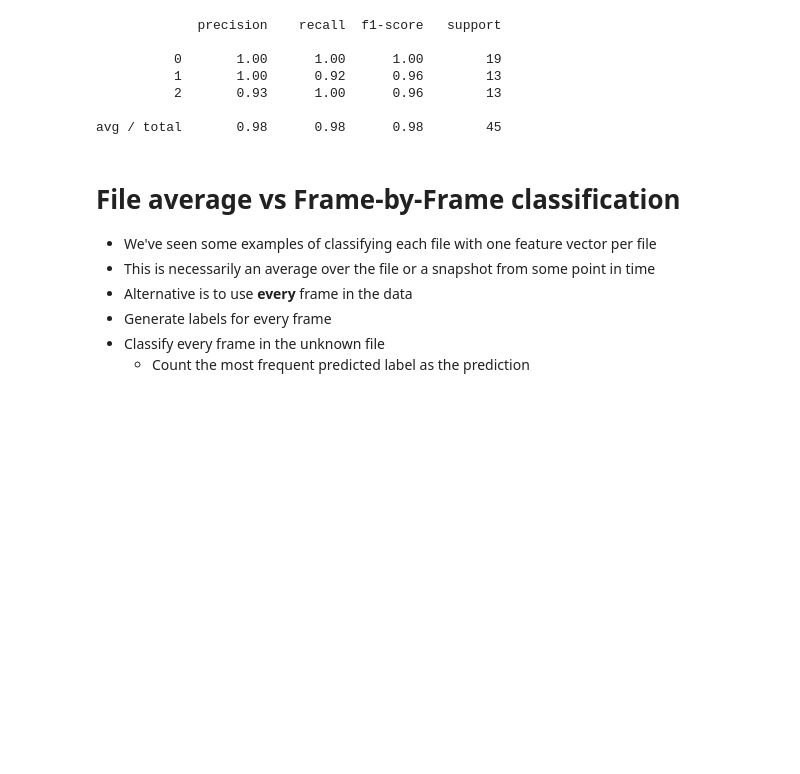
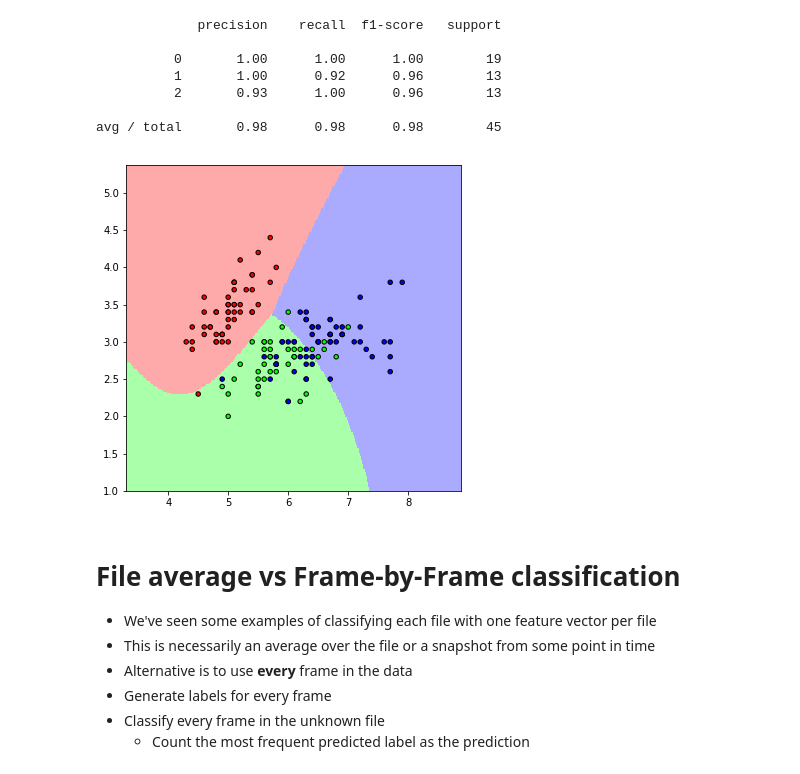
Before and after one commit to stevecassidy/reproducability-speech-analysis, a Jupyter notebook: lectures/L07 Classifiers.ipynb, the cells around one changed output. Saved outputs shown, nothing was run; the diff lists cells and outputs as text; code cells hidden in the pictures; blank space fills up the shorter version.

```diff
--- a/lectures/L07 Classifiers.ipynb
+++ b/lectures/L07 Classifiers.ipynb
@@ -65,22 +65,26 @@ Data: [[ 5.1  3.5]
  [ 4.9  3.1]]
 Labels: [0 0 0 0 0 0 0 0 0 0]
 # %%
-# we create an instance of Neighbours Classifier and fit the data.
-clf = neighbors.KNeighborsClassifier(n_neighbors=5)
-clf.fit(X, y)
+def show_decision_boundary(classifier):
+    """A function to display the decision boundary for a
+    classifier based on the iris dataset"""
 
-# Compute the decision boundary. For that, we will assign a color to each
-# point in the mesh [x_min, x_max]x[y_min, y_max].
-h = .02  # step size in the mesh
-x_min, x_max = X[:, 0].min() - 1, X[:, 0].max() + 1
-y_min, y_max = X[:, 1].min() - 1, X[:, 1].max() + 1
-xx, yy = np.meshgrid(np.arange(x_min, x_max, h),
-                     np.arange(y_min, y_max, h))
-Z = clf.predict(np.c_[xx.ravel(), yy.ravel()])
+    iris = datasets.load_iris()
+    X = iris.data[:, :2]
+    y = iris.target
+
+    classifier.fit(X, y)
+    # Compute the decision boundary. For that, we will assign a color to each
+    # point in the mesh [x_min, x_max]x[y_min, y_max].
+    h = .02  # step size in the mesh
+    x_min, x_max = X[:, 0].min() - 1, X[:, 0].max() + 1
+    y_min, y_max = X[:, 1].min() - 1, X[:, 1].max() + 1
+    xx, yy = np.meshgrid(np.arange(x_min, x_max, h),
+                         np.arange(y_min, y_max, h))
+    Z = classifier.predict(np.c_[xx.ravel(), yy.ravel()])
+    Z = Z.reshape(xx.shape)
+
+    plt.pcolormesh(xx, yy, Z, cmap=cmap_light)
+    # Plot also the training points
+    plt.scatter(X[:, 0], X[:, 1], c=y, cmap=cmap_bold, edgecolor='k', s=20)
+    plt.xlim(xx.min(), xx.max()); plt.ylim(yy.min(), yy.max())
-# %%
-# Create color maps
-cmap_light = ListedColormap(['#FFAAAA', '#AAFFAA', '#AAAAFF'])
-cmap_bold = ListedColormap(['#FF0000', '#00FF00', '#0000FF'])
-# Put the result into a color plot
-Z = Z.reshape(xx.shape)
-plt.rcParams['figure.figsize'] = (6, 6)
@@ -201,6 +202,11 @@ print(classification_report(y_test, predicted))
           2       0.93      1.00      0.96        13
 
 avg / total       0.98      0.98      0.98        45
+# %%
+gnb = GaussianNB()
+show_decision_boundary(gnb)
+# %% [output]
+[figure, added]
 # %% [markdown]
 # File average vs Frame-by-Frame classification
 
```
Also changed, not shown: parts of 8 cells of this notebook.
